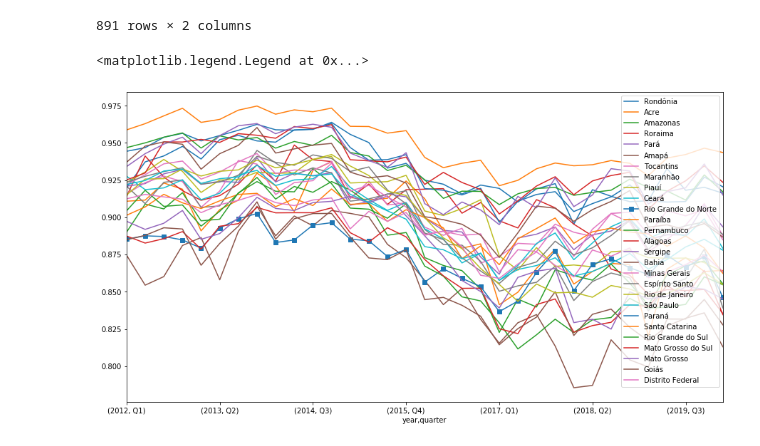
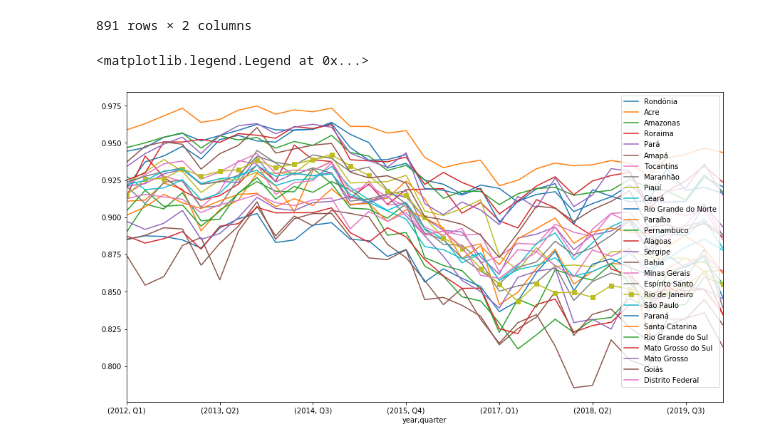
Before and after one commit to rui-yan/C1-datathon, a Jupyter notebook: Rui/Olympics impact on employment_Brazil.ipynb, the cells around one changed output. Cells and saved outputs as stored; diff of their text form; code cells hidden in the pictures.

```diff
--- a/Rui/Olympics impact on employment_Brazil.ipynb
+++ b/Rui/Olympics impact on employment_Brazil.ipynb
@@ -92,17 +92,17 @@ display(df_employed_rate)
 # %%
 fig, ax = plt.subplots(figsize=(15, 8))
 for state in df_employed_rate.state.unique():
     df_plot = df_employed_rate.loc[df_employed_rate['state']==state, 'employment_rate']
-    if state=='Rio Grande do Norte':
+    if state=='Rio de Janeiro':
         df_plot.plot(ax=ax, label=state, marker='s')
     else:
         df_plot.plot(ax=ax, label=state)
 ax.legend(loc='center left', title='States of Brazil', bbox_to_anchor=(1, 0.5));
 # ax.axvline(x=(2016, 'Q3'), linewidth=10, color='lightgray', alpha=0.4)
 
 #     ax.axvline(x='()', linewidth=10, color='lightgray', alpha=0.4, label='London 2012 Olympics')
 
 plt.legend()
 # %% [output]
 <matplotlib.legend.Legend at 0x...>
-[figure, old version]
+[figure, new version]
```
Also changed, not shown: 30 other files.
